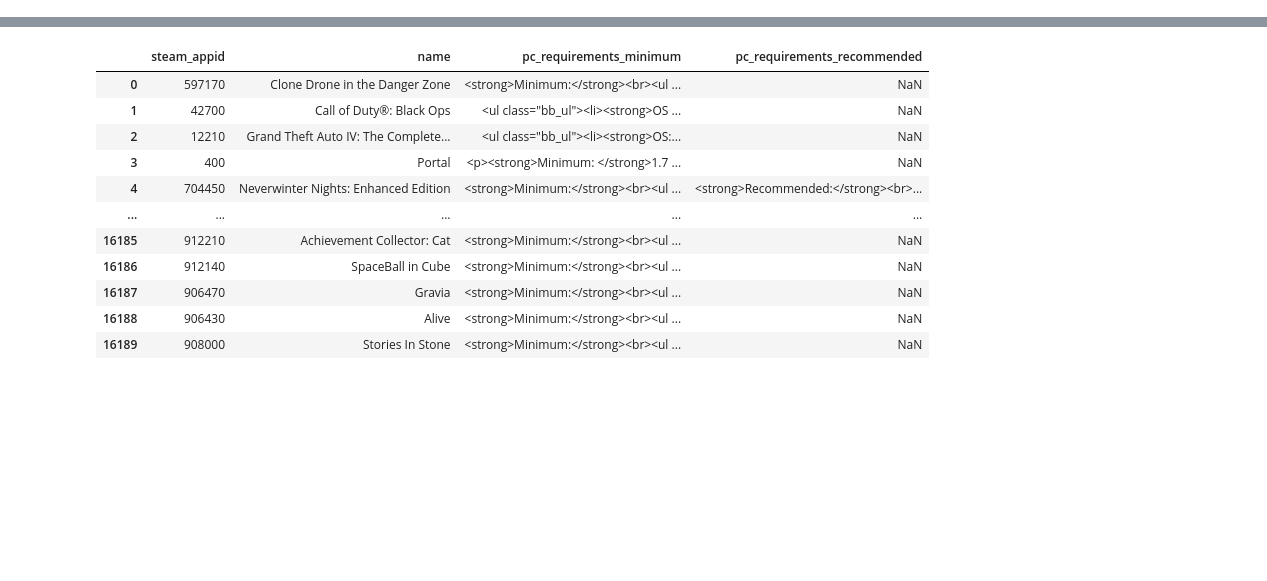
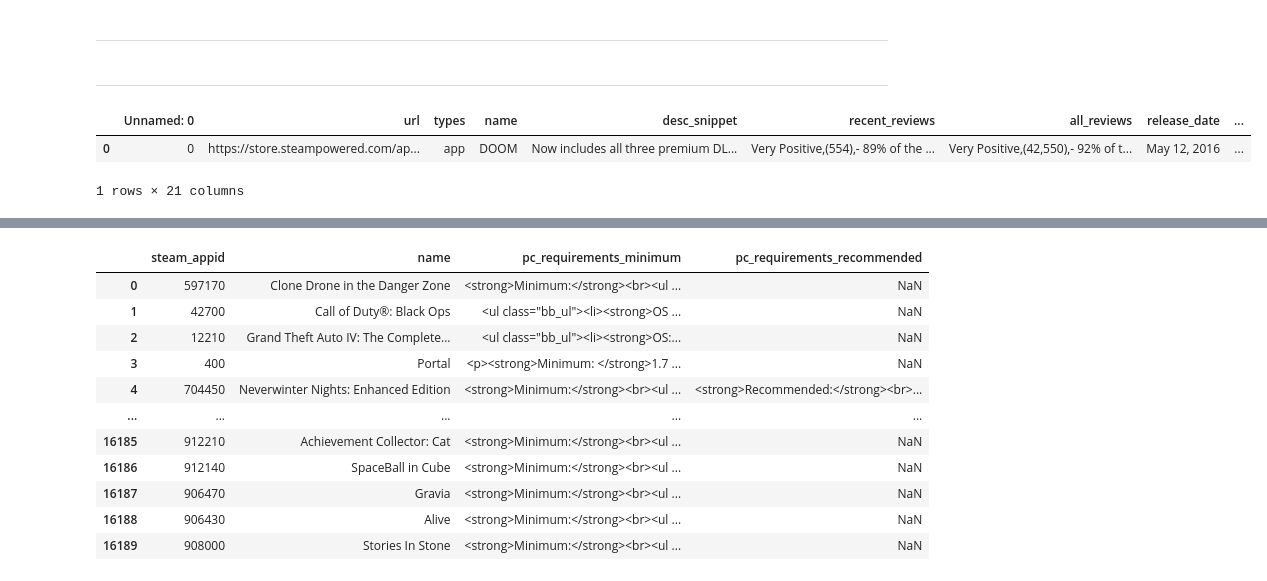
Before and after one commit to GrupoMackenzie/ProjetoAplicado03-DataScience-Mackenzie-2026, a Jupyter notebook: src/notebooks/requirements_merge.ipynb, the cells around one changed output, grey strips where cells are left out. Cells and saved outputs as stored; diff of their text form; code cells hidden in the pictures; blank space fills up the shorter version.

```diff
--- a/src/notebooks/requirements_merge.ipynb
+++ b/src/notebooks/requirements_merge.ipynb
@@ -2,6 +2,16 @@
 import pandas as pd
 import numpy as np
 import re
+# %% [markdown]
+---
 # %%
-df = pd.read_csv("../../datasets/modifiedHF.csv")
+df = pd.read_csv("../../datasets/raw/steam_games_requirements.csv")
 df2 = pd.read_csv("../../datasets/steam_requirements_scraped.csv")
+# %% [markdown]
+---
+# %%
+df.head(1)
+# %% [output]
+|  | Unnamed: 0 | url | types | name | desc_snippet | recent_reviews | all_reviews | release_date | ... |
+| 0 | 0 | https://store.steampowered.com/ap... | app | DOOM | Now includes all three premium DL... | Very Positive,(554),- 89% of the ... | Very Positive,(42,550),- 92% of t... | May 12, 2016 | ... |
+1 rows × 21 columns
```
Also changed, not shown: parts of 31 cells of this notebook, 4 other files.
